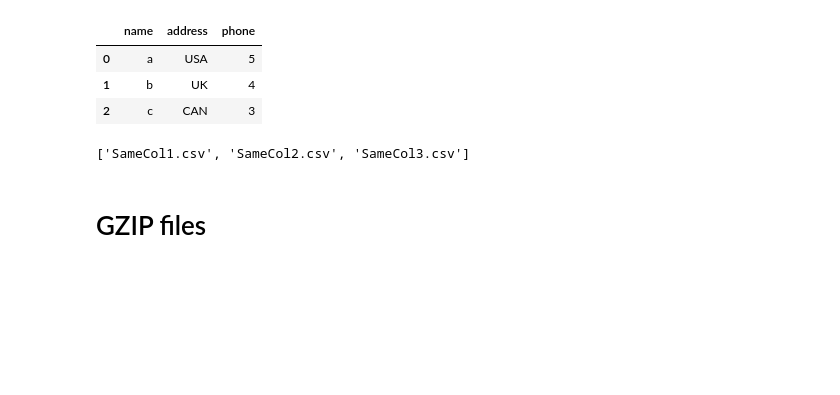
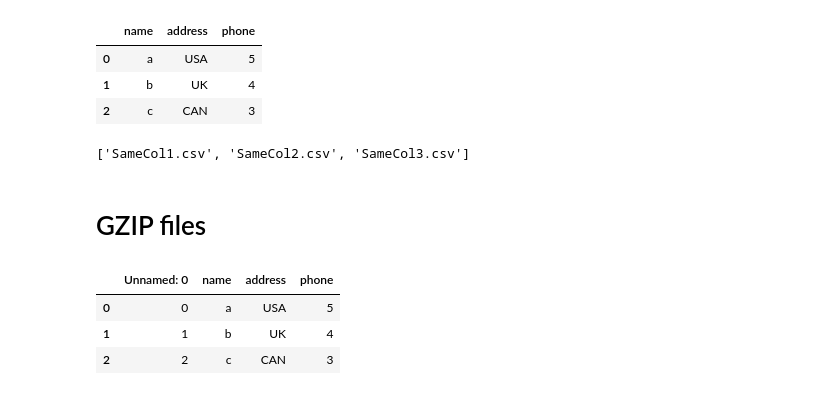
Before and after one commit to bibekbhatta/BusinessAnalytics, a Jupyter notebook: OpenFiles.ipynb, the cells around one changed output. Drawn from its saved outputs; the diff is of its cells as text; code cells hidden in the pictures; blank space fills up the shorter version.

```diff
--- a/OpenFiles.ipynb
+++ b/OpenFiles.ipynb
@@ -405,3 +445,10 @@ list_of_files2
 # GZIP files
 # %%
 df2 = pd.read_csv('SameCol4.gz', compression='gzip')
+# %%
+df2
+# %% [output]
+|  | Unnamed: 0 | name | address | phone |
+| 0 | 0 | a | USA | 5 |
+| 1 | 1 | b | UK | 4 |
+| 2 | 2 | c | CAN | 3 |
```
Also changed, not shown: parts of 9 cells of this notebook.
